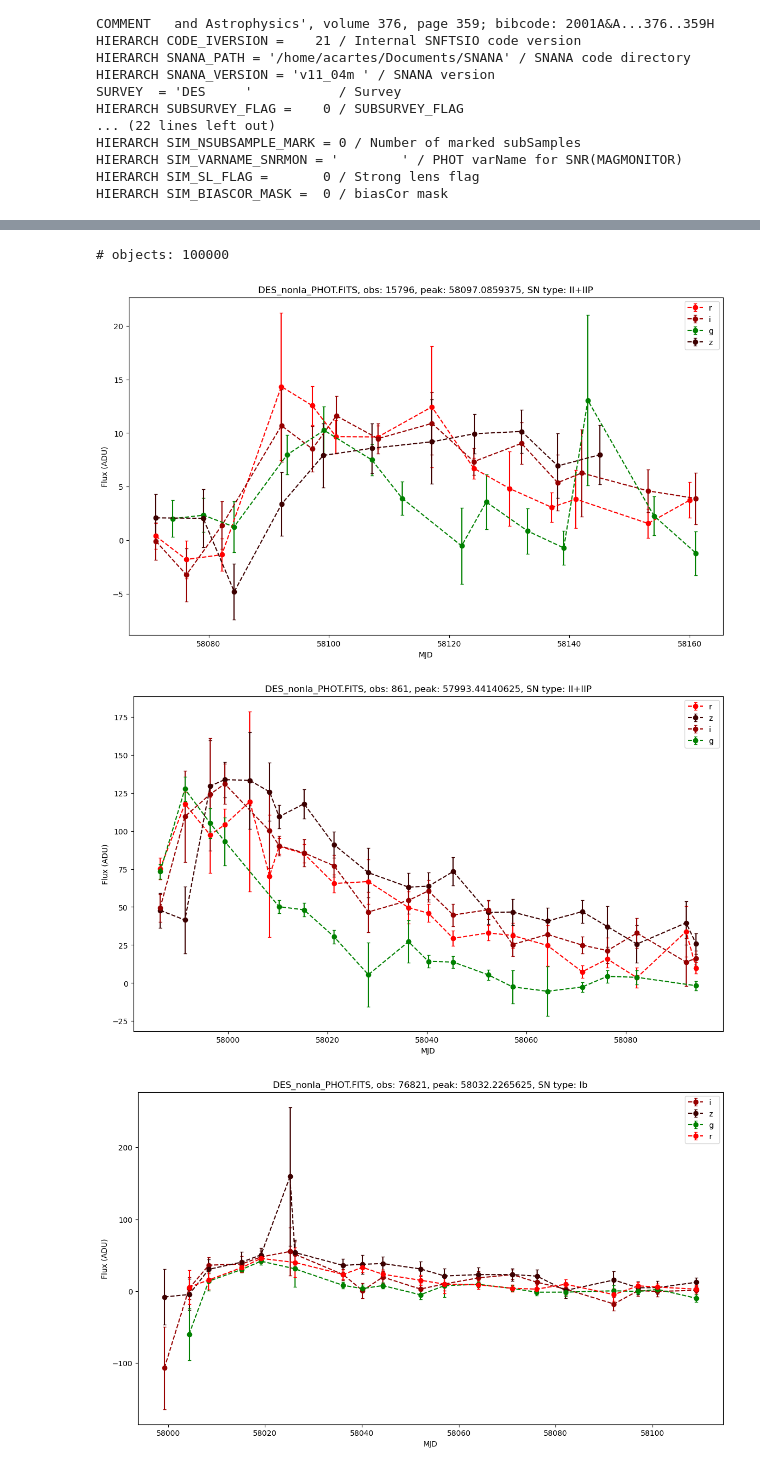
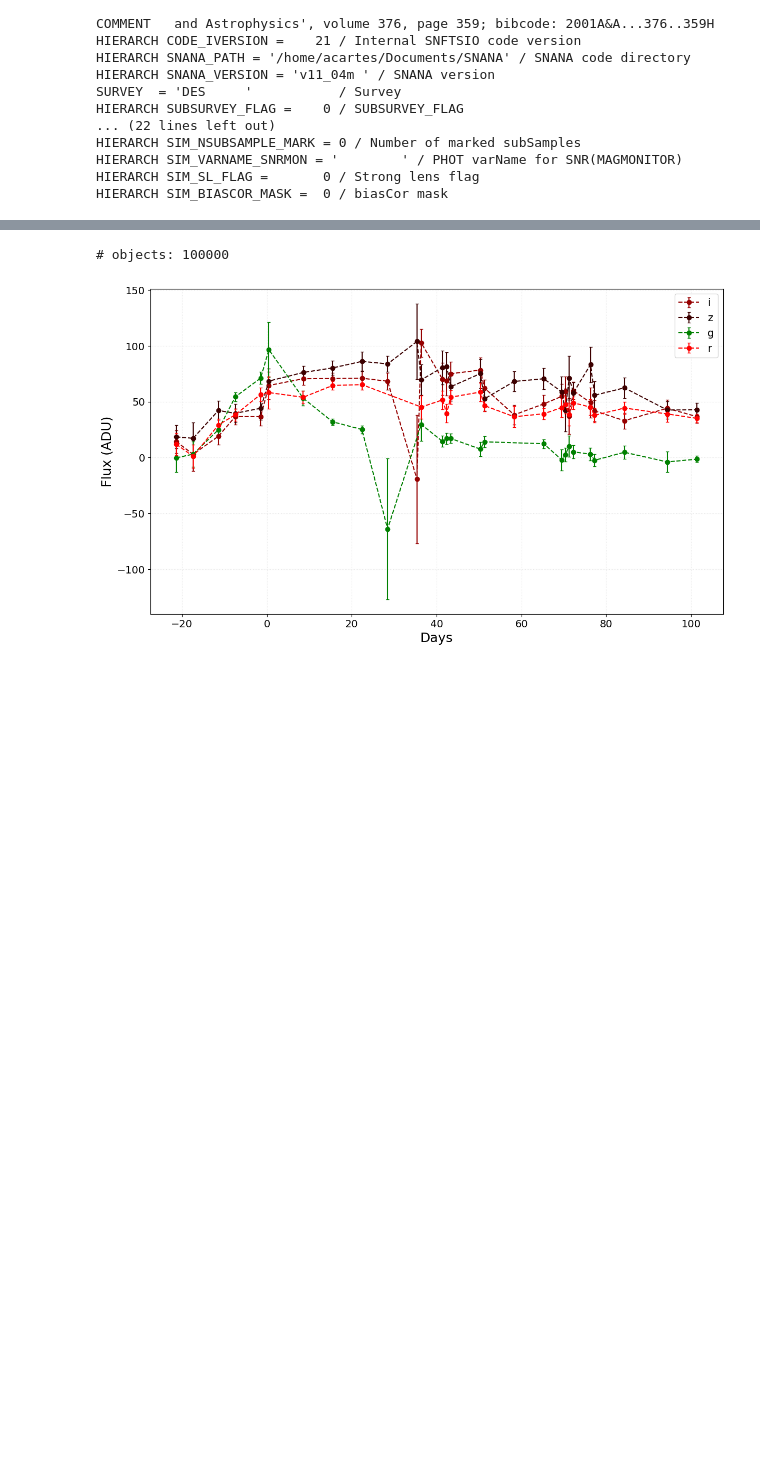
Before and after one commit to ale-cartes/Supernovae-Complete-Pipeline, a Jupyter notebook: Lightcurves/nonIa/DES/nonIa_DES_curves.ipynb, the cells around one changed output, grey strips where cells are left out. Cells and saved outputs as stored; diff of their text form; code cells hidden in the pictures; blank space fills up the shorter version.

```diff
--- a/Lightcurves/nonIa/DES/nonIa_DES_curves.ipynb
+++ b/Lightcurves/nonIa/DES/nonIa_DES_curves.ipynb
@@ -15,7 +16,8 @@ path_curves = "Lightcurves"
 file = path_curves + "/curves/nonIa/DES/DES_nonIa_PHOT.FITS"
 head_file = path_curves + "/curves/nonIa/DES/DES_nonIa_HEAD.FITS"
 
-curves = reader(file, fits_header=True)
+curves_class = SN_data(phot_file=file, head_file=head_file)
+curves_class.reader(fits_header=True)
 # %% [output]
 SIMPLE  =                    T / file does conform to FITS standard
 BITPIX  =                  -32 / number of bits per data pixel
@@ -47,13 +50,19 @@ curves.head()
 # %%
-n = len(curves['obs'].value_counts())
+n = len(curves_class.lc_df.index.value_counts())
 print("# objects:", n)
 
 np.random.seed(42)
 
-for obs in np.random.randint(1, n, 5):
-    fig, ax = plotter(curves, obs, head_file="Lightcurves\curves/nonIa\DES\DES_nonIa_HEAD.FITS")
+# for obs in np.random.randint(0, n, 5):
+#     fig, ax = curves_class.plotter(obs=obs, days=True)
+
+mpl.rcParams['axes.titlesize'] = 18
+mpl.rcParams['axes.labelsize'] = 18
+mpl.rcParams['xtick.labelsize'] = 14
+mpl.rcParams['ytick.labelsize'] = 14
+mpl.rcParams['legend.fontsize'] = 14
+
+fig, ax = curves_class.plotter(obs=48288, days=True)
 # %% [output]
 # objects: 100000
-[figure, old version]
+[figure, new version]
-[figure, removed]
-[figure, removed]
```
Also changed, not shown: parts of 6 cells of this notebook, 30 other files.
